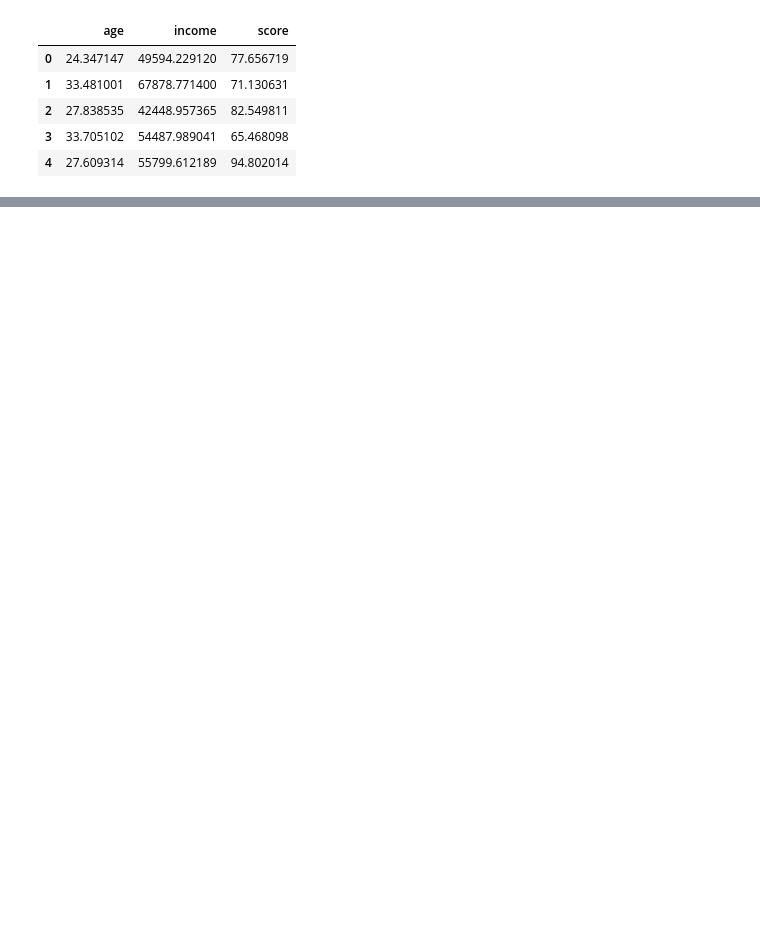
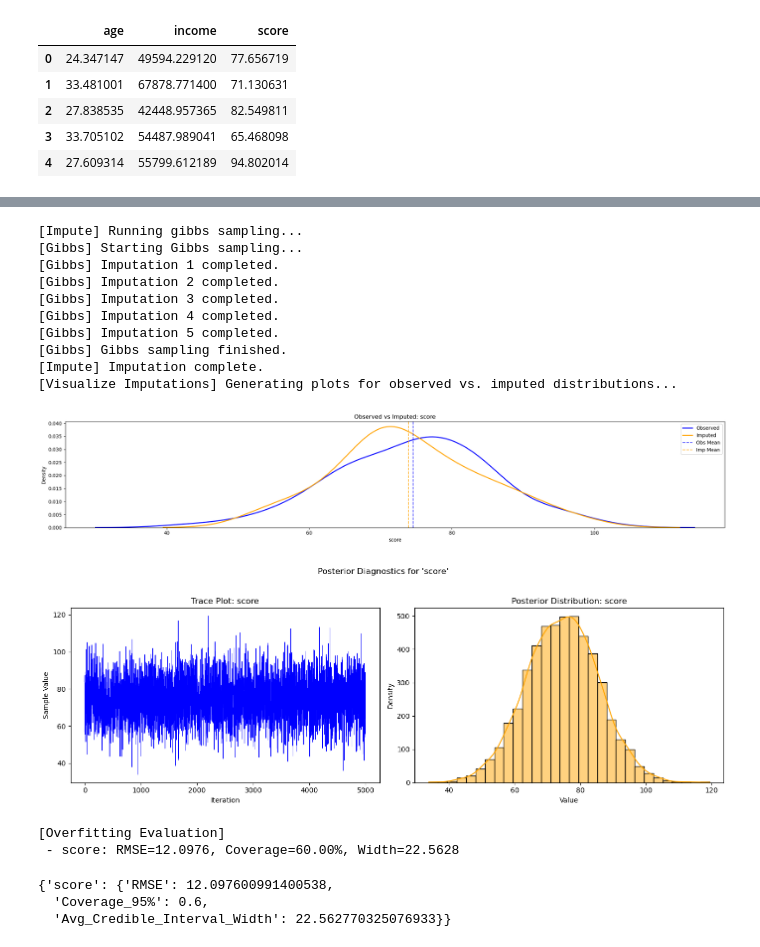
Before and after one commit to zihao-xu2096/STA410-Course-Project, a Jupyter notebook: BayesDemo.ipynb, the cells around one changed output, grey strips where cells are left out. Drawn from its saved outputs; the diff is of its cells as text; code cells hidden in the pictures; blank space fills up the shorter version.

```diff
--- a/BayesDemo.ipynb
+++ b/BayesDemo.ipynb
@@ -37,12 +97,12 @@ df_full.head()
 # %%
-# Initialize imputer
-imputer = BayesianImputer(df_full)
+# ➤ Gibbs Imputer Setup
+imputer_gibbs = BayesianImputer(df_full, mechanism='MAR', method='gibbs')
+imputer_gibbs.simulate_missing(mechanism='MAR', percent=0.2)
 
-# Simulate MCAR or MAR missingness
-imputer.simulate_missing(mechanism='MAR', percent=0.2)
+# View a summary of missing values per column
+imputer_gibbs.detect_missing_mechanism()
 
-# Check missingness summary
-imputer.detect_missing_mechanism()
+imputer_gibbs.initialize_missing()
 # %% [output]
 [Init] BayesianImputer initialized with method='gibbs', mechanism='MAR', imputations=5
 [Simulate Missing] Applied MAR mechanism with 20.0% missingness.
@@ -131,0 +142,24 @@ imputer.evaluate_overfitting()
+# %%
+# ➤ Gibbs Sampling Imputation
+imputer_gibbs.generate_multiple_imputations()
+imputer_gibbs.visualize_imputations()
+imputer_gibbs.posterior_diagnostics()
+imputer_gibbs.evaluate_overfitting()
+# %% [output]
+[Impute] Running gibbs sampling...
+[Gibbs] Starting Gibbs sampling...
+[Gibbs] Imputation 1 completed.
+[Gibbs] Imputation 2 completed.
+[Gibbs] Imputation 3 completed.
+[Gibbs] Imputation 4 completed.
+[Gibbs] Imputation 5 completed.
+[Gibbs] Gibbs sampling finished.
+[Impute] Imputation complete.
+[Visualize Imputations] Generating plots for observed vs. imputed distributions...
+[figure, added]
+[figure, added]
+[Overfitting Evaluation]
+ - score: RMSE=12.0976, Coverage=60.00%, Width=22.5628
+{'score': {'RMSE': 12.097600991400538,
+  'Coverage_95%': 0.6,
+  'Avg_Credible_Interval_Width': 22.562770325076933}}
```
Also changed, not shown: parts of 16 cells of this notebook.
